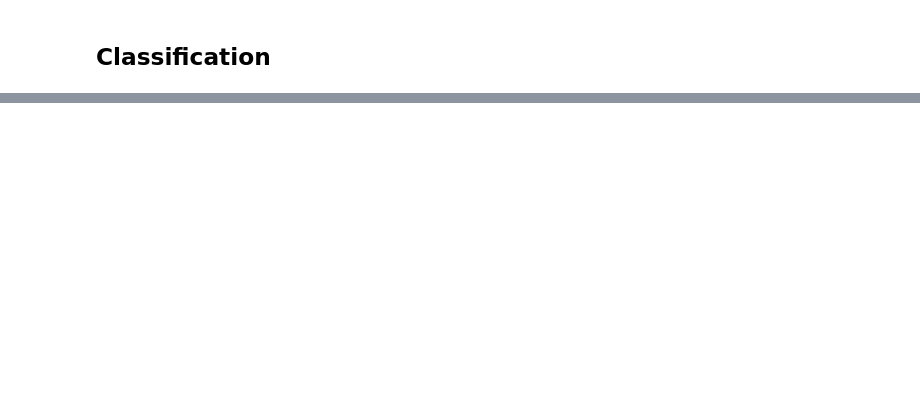
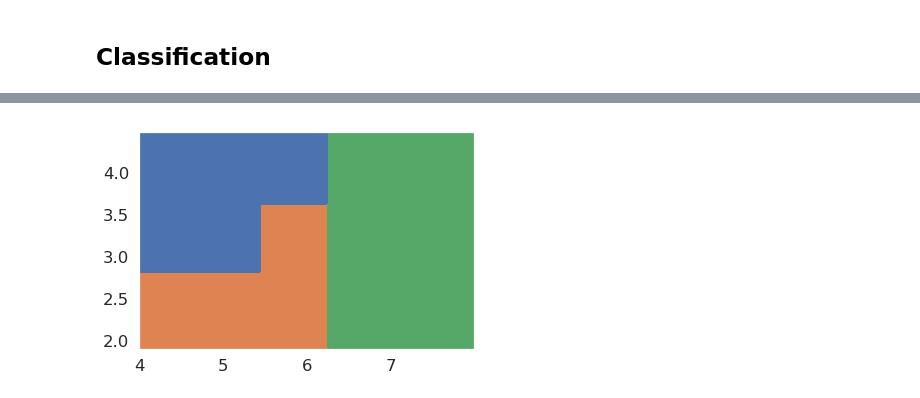
Before and after one commit to joshHug/youdao_ai, a Jupyter notebook: lec7/lec7-decision-trees.ipynb, the cells around one changed output, grey strips where cells are left out. Cells and saved outputs as stored; diff of their text form; code cells hidden in the pictures; blank space fills up the shorter version.

```diff
--- a/lec7/lec7-decision-trees.ipynb
+++ b/lec7/lec7-decision-trees.ipynb
@@ -442,0 +205,6 @@ accuracy_score(test_iris_data["species"], cv_model_test_predictions)
+# %%
+from sklearn.model_selection import GridSearchCV
+parameters = {'min_impurity_decrease': [0, 0.01, 0.02, 0.05, 0.1]}
+mindwg_decision_tree = tree.DecisionTreeClassifier()
+cv_model_finder = GridSearchCV(mindwg_decision_tree, parameters, cv=10)
+cv_model_finder.fit(train_iris_data[["sepal_length", "sepal_width"]], train_iris_data["species"])
@@ -442,0 +262,15 @@ accuracy_score(test_iris_data["species"], cv_model_test_predictions)
+# %%
+from matplotlib.colors import ListedColormap
+sns_cmap = ListedColormap(np.array(sns.color_palette())[0:3, :])
+
+xx, yy = np.meshgrid(np.arange(4, 8, 0.02),
+                     np.arange(1.9, 4.5, 0.02))
+
+Z_string = mindwg_decision_tree_with_best_params.predict(np.c_[xx.ravel(), yy.ravel()])
+categories, Z_int = np.unique(Z_string, return_inverse=True)
+Z_int = Z_int
+Z_int = Z_int.reshape(xx.shape)
+cs = plt.contourf(xx, yy, Z_int, cmap=sns_cmap)
+plt.savefig("iris_test_decision_boundaries_sepal_data_best_mindwg.png", dpi=300, bbox_inches = "tight")
+# %% [output]
+[figure, added]
```
Also changed, not shown: parts of 113 cells of this notebook.
